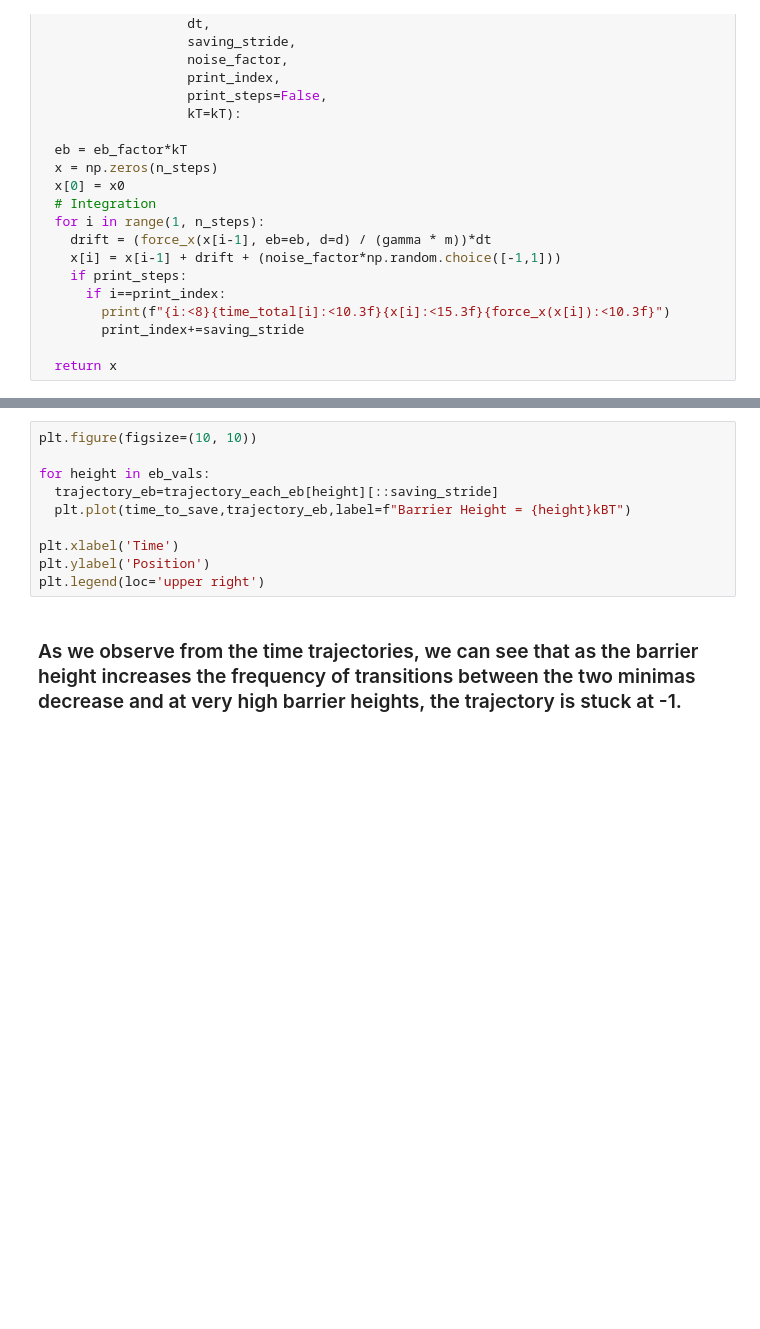
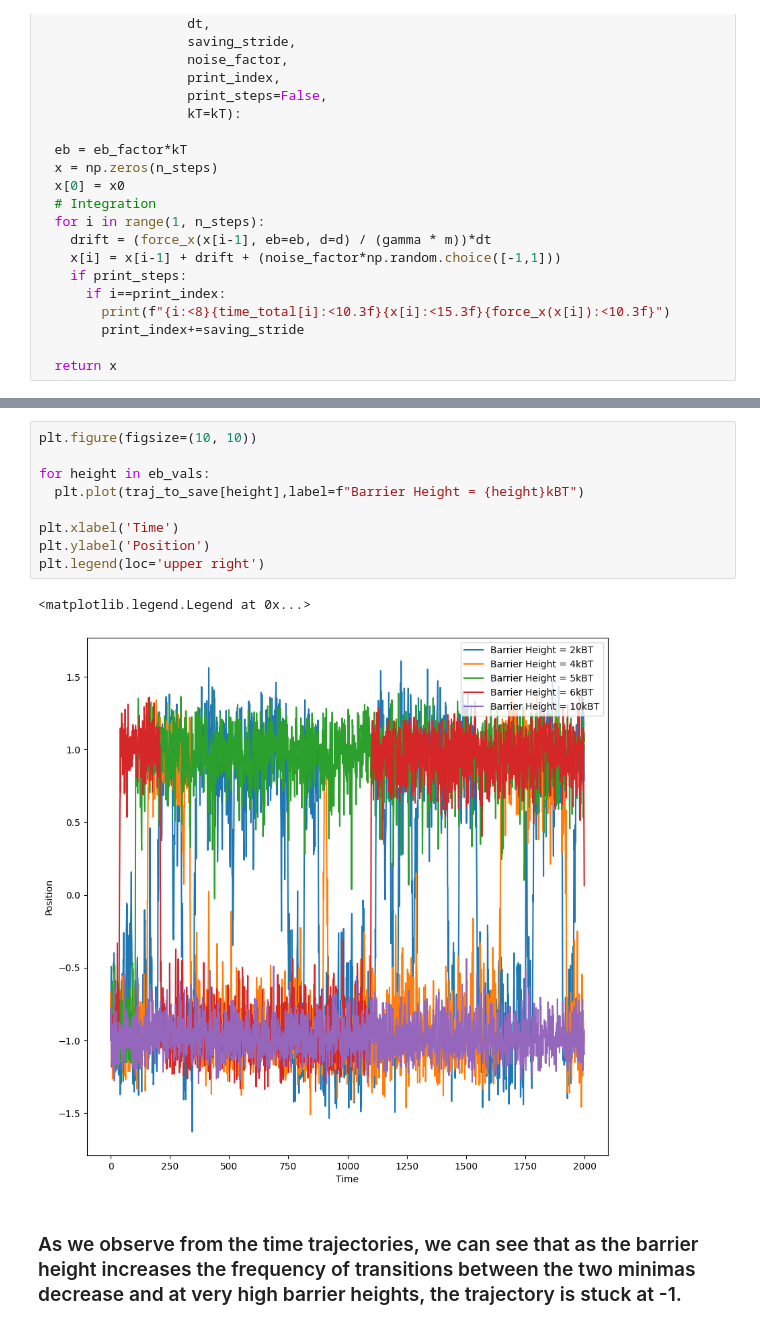
Before and after one commit to scichemcode/Overdamped_LD, a Jupyter notebook: Overdamped_LD_Full.ipynb, the cells around one changed output, grey strips where cells are left out. Drawn from its saved outputs; the diff is of its cells as text; blank space fills up the shorter version.

```diff
--- a/Overdamped_LD_Full.ipynb
+++ b/Overdamped_LD_Full.ipynb
@@ -165,13 +202,15 @@ for height in eb_vals:
 # %%
 plt.figure(figsize=(10, 10))
 
 for height in eb_vals:
-  trajectory_eb=trajectory_each_eb[height][::saving_stride]
-  plt.plot(time_to_save,trajectory_eb,label=f"Barrier Height = {height}kBT")
+  plt.plot(traj_to_save[height],label=f"Barrier Height = {height}kBT")
 
 plt.xlabel('Time')
 plt.ylabel('Position')
 plt.legend(loc='upper right')
+# %% [output]
+<matplotlib.legend.Legend at 0x...>
+[figure, added]
 # %% [markdown]
 ### As we observe from the time trajectories, we can see that as the barrier height increases the frequency of transitions between the two minimas decrease and at very high barrier heights, the trajectory is stuck at -1.
 # %% [markdown]
```
Also changed, not shown: parts of 8 cells of this notebook.
